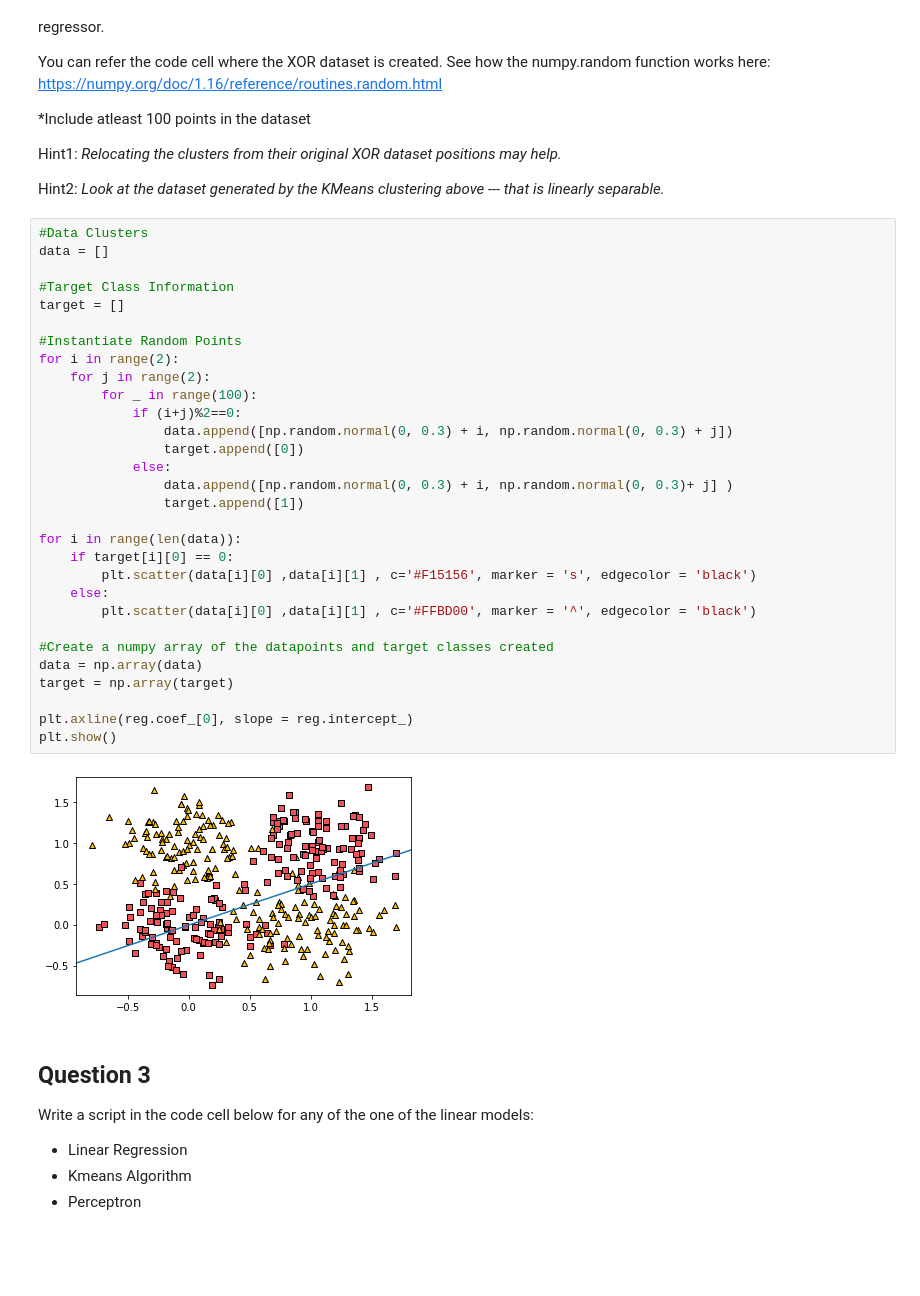
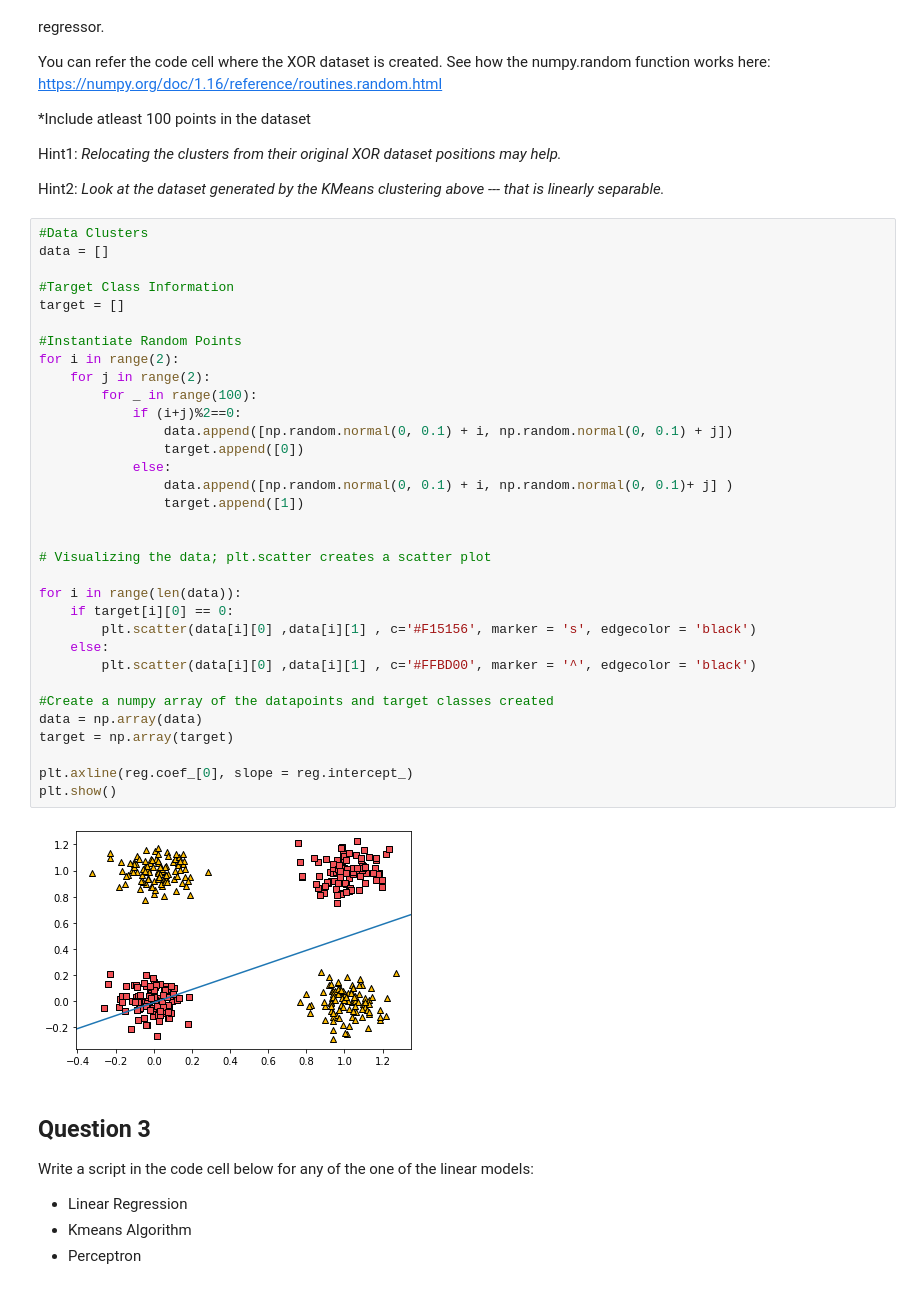
Before and after one commit to Monwaruli/FutureMakers22, a Jupyter notebook: Day_3_Intro_to_Deep_Learning_Monwarul.ipynb, the cells around one changed output. Drawn from its saved outputs; the diff is of its cells as text; blank space fills up the shorter version.

```diff
--- a/Day_3_Intro_to_Deep_Learning_Monwarul.ipynb
+++ b/Day_3_Intro_to_Deep_Learning_Monwarul.ipynb
@@ -235,35 +235,38 @@ Hint2: *Look at the dataset generated by the KMeans clustering above --- that is
 # %%
 #Data Clusters
 data = []
 
 #Target Class Information
 target = []
 
 #Instantiate Random Points
 for i in range(2):
     for j in range(2):
         for _ in range(100):
             if (i+j)%2==0:
-                data.append([np.random.normal(0, 0.3) + i, np.random.normal(0, 0.3) + j])
+                data.append([np.random.normal(0, 0.1) + i, np.random.normal(0, 0.1) + j])
                 target.append([0])
             else:
-                data.append([np.random.normal(0, 0.3) + i, np.random.normal(0, 0.3)+ j] )
+                data.append([np.random.normal(0, 0.1) + i, np.random.normal(0, 0.1)+ j] )
                 target.append([1])
+
+
+# Visualizing the data; plt.scatter creates a scatter plot
 
 for i in range(len(data)):
     if target[i][0] == 0:
         plt.scatter(data[i][0] ,data[i][1] , c='#F15156', marker = 's', edgecolor = 'black')
     else:
         plt.scatter(data[i][0] ,data[i][1] , c='#FFBD00', marker = '^', edgecolor = 'black')
 
 #Create a numpy array of the datapoints and target classes created
 data = np.array(data)
 target = np.array(target)
 
 plt.axline(reg.coef_[0], slope = reg.intercept_)
 plt.show()
 # %% [output]
-[figure, old version]
+[figure, new version]
 # %% [markdown]
 ## Question 3
 Write a script in the code cell below for any of the one of the linear models:
```
Also changed, not shown: parts of 16 cells of this notebook.
